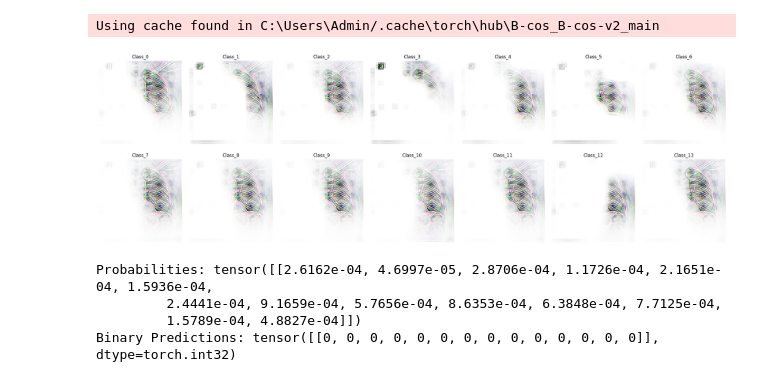
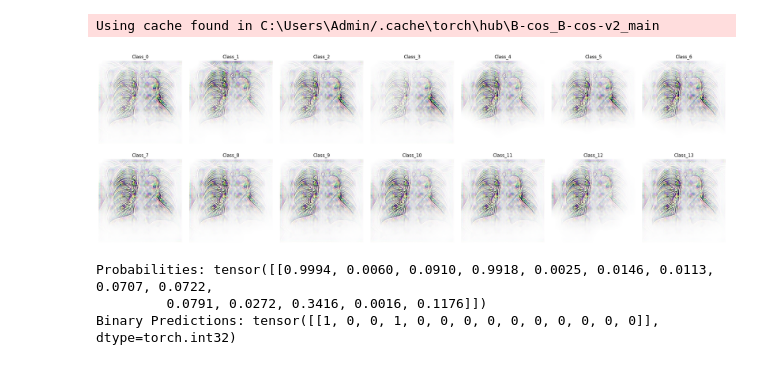
Before and after one commit to mkleinma/Master-Thesis-Medical, a Jupyter notebook: Multi-Classification/training/ImplementationOfMultiLabelExplanations.ipynb, the cells around one changed output. Cells and saved outputs as stored; diff of their text form; code cells hidden in the pictures.

```diff
--- a/Multi-Classification/training/ImplementationOfMultiLabelExplanations.ipynb
+++ b/Multi-Classification/training/ImplementationOfMultiLabelExplanations.ipynb
@@ -15,7 +15,7 @@ import random
 import matplotlib.pyplot as plt
 import warnings
 from typing import Dict, Any
-from libraries.bcosconv2d import NormedConv2d
+from libraries_multilabel.bcosconv2d import NormedConv2d
 from bcos.common import BcosUtilMixin
 from bcos.models.resnet import BcosResNet, Bottleneck
 
@@ -26,7 +26,7 @@ np.random.seed(0)
 random.seed(0)
 torch.manual_seed(0)
 
-model_path_better = r"C:\Users\Admin\Downloads\pneumonia_detection_model_resnet_bcos_bestf1_1.pth"
+model_path_better = r"C:\Users\Admin\Documents\MasterThesis\results\VinBigData\ResNet_Bcos\no_nosamp\seed_0\pneumonia_detection_model_resnet_bcos_bestf1_1.pth"
 
 criterion = nn.BCEWithLogitsLoss()
 
@@ -136,7 +136,7 @@ custom_wrapper = CustomModelWrapper(pretrained_model)
 
 # Load your image
 
-image_path = r"D:\vinbigdata-chest-xray-abnormalities-detection\train_png_224\0ff665352a064500b5ad8feee653a48d.png"
+image_path = r"D:\vinbigdata-chest-xray-abnormalities-detection\train_png_224\0622cd29e4e0e4f198abf15614819ae8.png"
 image = Image.open(image_path).convert("RGB")
 tensor_image = TF.to_tensor(image)
 numpy_image = (tensor_image.permute(1, 2, 0).cpu().numpy() * 255).astype(np.uint8)
@@ -150,35 +150,34 @@ explanations = expl["explanations"]
 
 num_classes = len(explanations)
 cols = 7  # Assuming 14 classes total
 rows = (num_classes + cols - 1) // cols  # Calculate rows needed
 
 # Create a figure with larger dimensions and better layout
 fig, axes = plt.subplots(rows, cols, figsize=(24, 8))
 axes = axes.flatten() if isinstance(axes, np.ndarray) else [axes]  # Handle single subplot case
 
 # Loop through each class and plot its explanation
 for idx, (class_name, explanation) in enumerate(explanations.items()):
     if idx < len(axes):
         ax = axes[idx]
         im = ax.imshow(explanation, cmap='viridis')
         ax.set_title(f"{class_name.capitalize()}", fontsize=12)
         ax.axis('off')
 
 # Hide any unused subplots
 for idx in range(len(explanations), len(axes)):
     axes[idx].axis('off')
 
 # Add spacing between subplots
 plt.subplots_adjust(wspace=0.4, hspace=0.4)
 plt.tight_layout(pad=2.0)
 plt.show()
 
 print("Probabilities:", expl["probabilities"])
 print("Binary Predictions:", expl["binary_predictions"])
 # %% [output]
 Using cache found in C:\Users\Admin/.cache\torch\hub\B-cos_B-cos-v2_main
-[figure, old version]
+[figure, new version]
-Probabilities: tensor([[2.6162e-04, 4.6997e-05, 2.8706e-04, 1.1726e-04, 2.1651e-04, 1.5936e-04,
-         2.4441e-04, 9.1659e-04, 5.7656e-04, 8.6353e-04, 6.3848e-04, 7.7125e-04,
-         1.5789e-04, 4.8827e-04]])
-Binary Predictions: tensor([[0, 0, 0, 0, 0, 0, 0, 0, 0, 0, 0, 0, 0, 0]], dtype=torch.int32)
+Probabilities: tensor([[0.9994, 0.0060, 0.0910, 0.9918, 0.0025, 0.0146, 0.0113, 0.0707, 0.0722,
+         0.0791, 0.0272, 0.3416, 0.0016, 0.1176]])
+Binary Predictions: tensor([[1, 0, 0, 1, 0, 0, 0, 0, 0, 0, 0, 0, 0, 0]], dtype=torch.int32)
```
Also changed, not shown: 17 other files.
